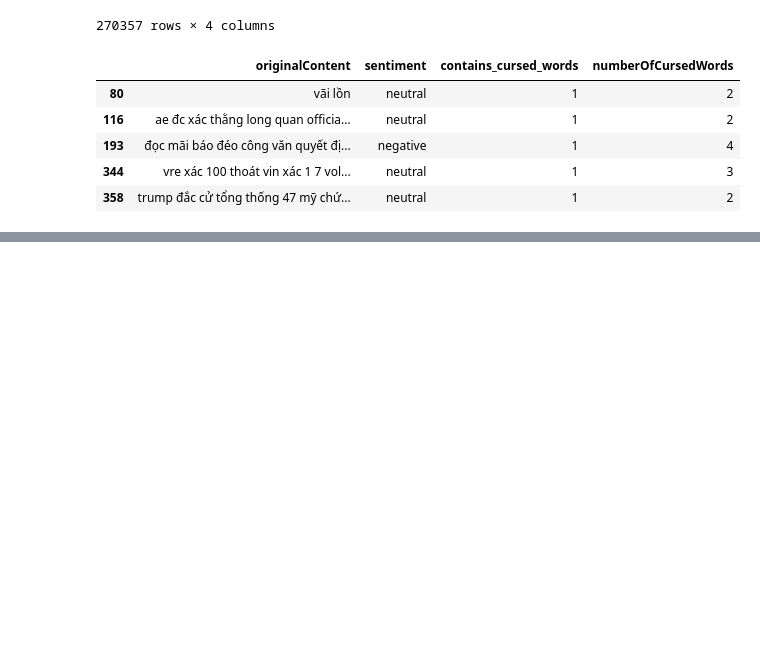
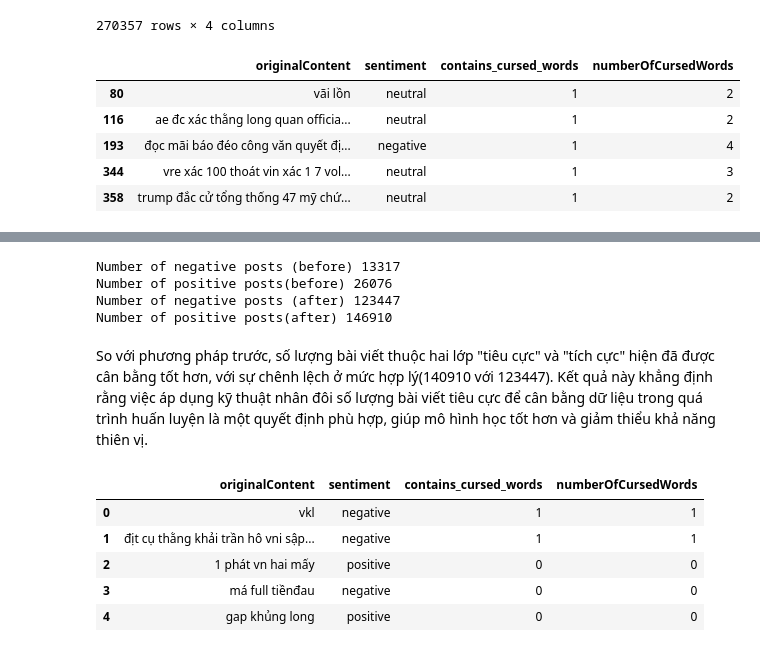
Before and after one commit to Legend0fHell/ait2006-data-processing-final, a Jupyter notebook: sentiment_machine_learning.ipynb, the cells around one changed output, grey strips where cells are left out. Cells and saved outputs as stored; diff of their text form; code cells hidden in the pictures; blank space fills up the shorter version.

```diff
--- a/sentiment_machine_learning.ipynb
+++ b/sentiment_machine_learning.ipynb
@@ -144,0 +472,23 @@ weighted avg       0.76      0.76      0.75      7735
+# %%
+# check the number of negative and positive posts before and after
+print('Number of negative posts (before)', len(posts_df[posts_df['sentiment'] == 'negative']))
+print('Number of positive posts(before)', len(posts_df[posts_df['sentiment'] == 'positive']))
+print('Number of negative posts (after)', len(new_post_df[new_post_df['sentiment'] == 'negative']))
+print('Number of positive posts(after)', len(new_post_df[new_post_df['sentiment'] == 'positive']))
+# %% [output]
+Number of negative posts (before) 13317
+Number of positive posts(before) 26076
+Number of negative posts (after) 123447
+Number of positive posts(after) 146910
+# %% [markdown]
+So với phương pháp trước, số lượng bài viết thuộc hai lớp "tiêu cực" và "tích cực" hiện đã được cân bằng tốt hơn, với sự chênh lệch ở mức hợp lý(140910 với 123447). Kết quả này khẳng định rằng việc áp dụng kỹ thuật nhân đôi số lượng bài viết tiêu cực để cân bằng dữ liệu trong quá trình huấn luyện là một quyết định phù hợp, giúp mô hình học tốt hơn và giảm thiểu khả năng thiên vị.
+# %%
+#new_post_df.to_csv('new_posts_df.csv', index=False)
+new_post_df.head()
+# %% [output]
+|  | originalContent | sentiment | contains_cursed_words | numberOfCursedWords |
+| 0 | vkl | negative | 1 | 1 |
+| 1 | địt cụ thằng khải trần hô vni sập... | negative | 1 | 1 |
+| 2 | 1 phát vn hai mấy | positive | 0 | 0 |
+| 3 | má full tiềnđau | negative | 0 | 0 |
+| 4 | gap khủng long | positive | 0 | 0 |
```
Also changed, not shown: parts of 29 cells of this notebook.
